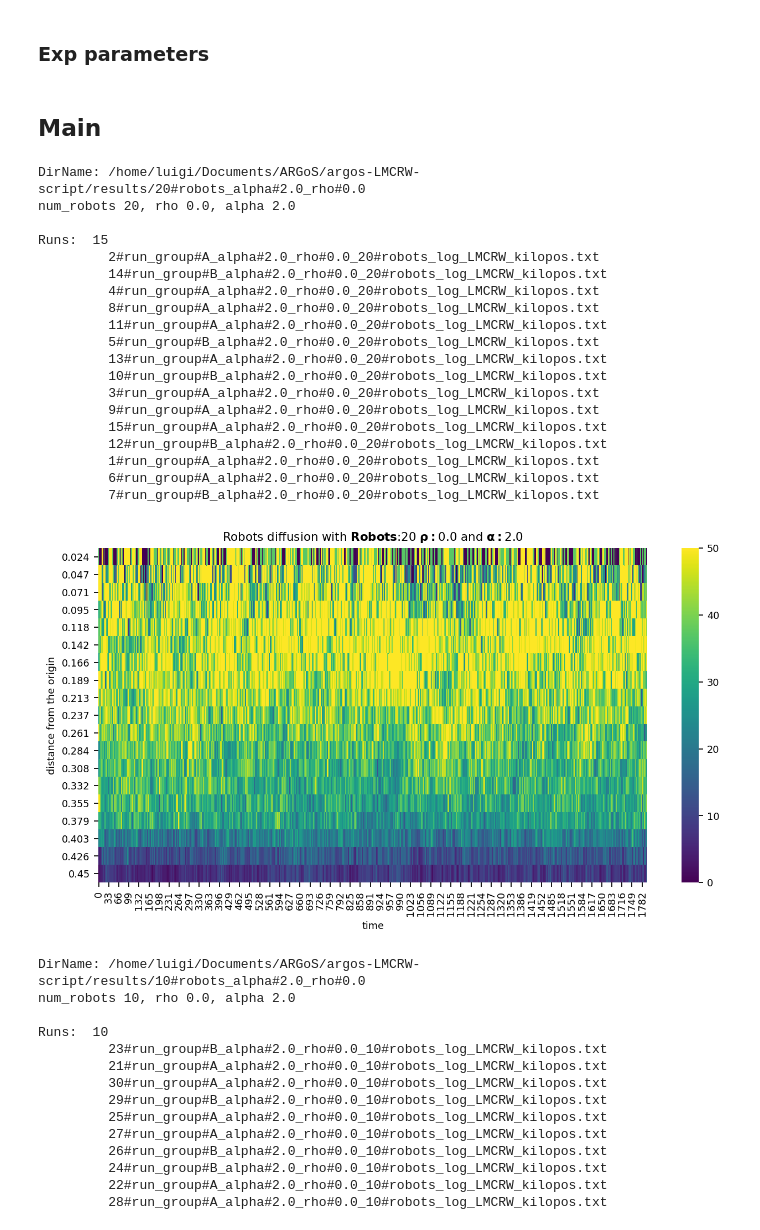
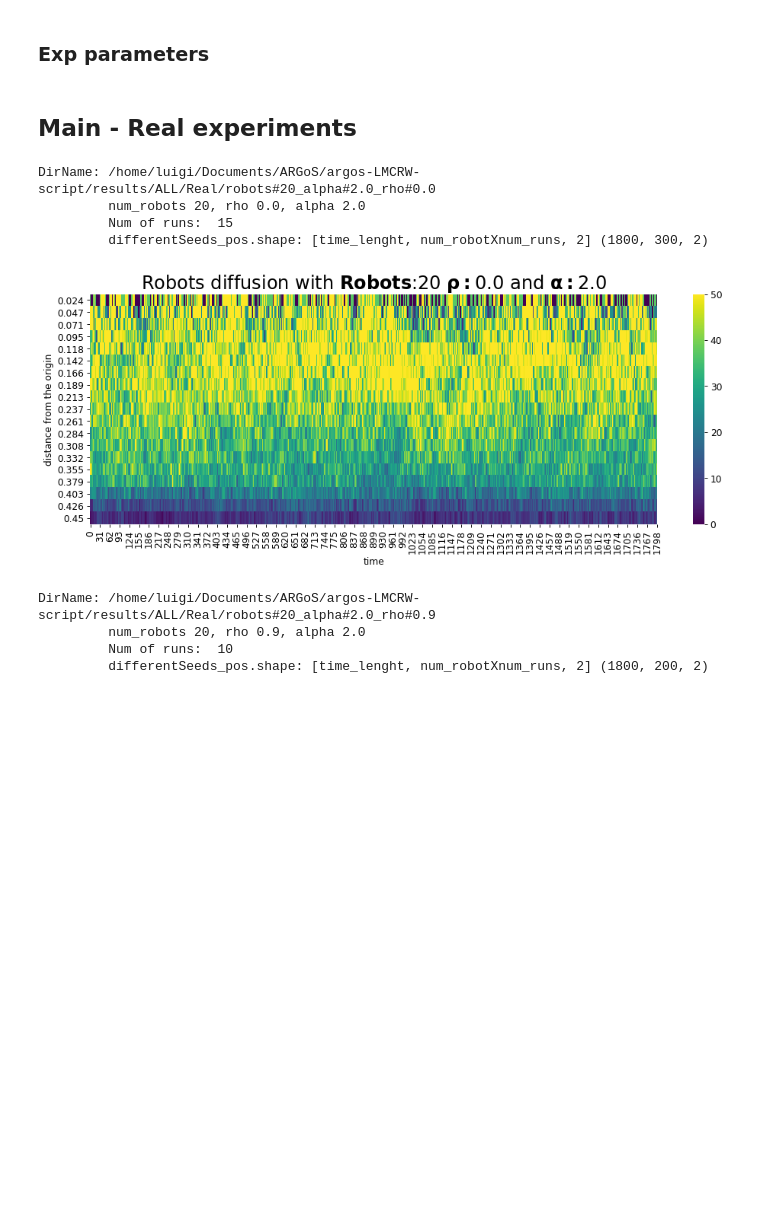
Before and after one commit to luigifeola/argos-LMCRW-script, a Jupyter notebook: position_distribution.ipynb, the cells around one changed output. Saved outputs shown, nothing was run; the diff lists cells and outputs as text; code cells hidden in the pictures; blank space fills up the shorter version.

Commit message:
switching machine, working on position_distribution

```diff
--- a/position_distribution.ipynb
+++ b/position_distribution.ipynb
@@ -102,7 +152,17 @@ def generate_kiloPOS_label(n_rob):
+# %%
+main_folder = os.getcwd() #attenzione pycharm scprits not in the same dir
+
+simpleExperiment_folder = 'results/ALL/Simulated/simple_experiment_100_runs'
+biasExperiment_folder = 'results/ALL/Simulated/bias_experiment_100_runs'
+randomAngle_folder = 'results/ALL/Simulated/random_angle_100_runs'
+bouncingAngle_folder = 'results/ALL/Simulated/bouncing_angle_100_runs'
+
+real_folder = 'results/ALL/Real'
+# simulated_folder = 'results/ALL/Simulated'
 # %% [markdown]
-## Main
+## Main - Real experiments
 # %%
-for dirName, subdirList, fileList in os.walk(os.path.join(CWD,'results')):
+for dirName, subdirList, fileList in os.walk(os.path.join(main_folder,real_folder)):
 
     num_robots = "-1"
     rho = -1.0
@@ -111,8 +171,8 @@ for dirName, subdirList, fileList in os.walk(os.path.join(CWD,'results')):
 #     print(colored("DirName:", 'blue'),dirName)
 #     print(elements)
     for e in elements:
-        if e.endswith("robots"):
-            num_robots = e.split("#")[0]
+        if e.startswith("robots"):
+            num_robots = e.split("#")[-1]
 
         if (e.startswith("rho")):
             if check_float(e.split("#")[-1]): rho = float(e.split("#")[-1])
@@ -123,80 +183,53 @@ for dirName, subdirList, fileList in os.walk(os.path.join(CWD,'results')):
         continue
 
     print(colored("DirName:", 'blue'),dirName)
-    print('num_robots {}, rho {}, alpha {}'.format(num_robots, rho, alpha), end='\n\n')
+    print('\t num_robots {}, rho {}, alpha {}'.format(num_robots, rho, alpha))
 
     runs = len([f for f in fileList if
                     (os.path.isfile(os.path.join(dirName, f)) and f.endswith('kilopos.txt'))])
-    print('Runs: ', runs)
+    print('\t Num of runs: ', runs)
 
     rho_str = str(rho)
     alpha_str = str(alpha)
 
 
     differentSeeds_pos = np.array([])
 
     for filename in fileList:
         if filename.endswith('kilopos.txt'):
-            print('\t', filename)
+#             print(colored("filename:", 'blue'),filename)
             if not os.path.getsize(os.path.join(dirName, filename)) > 0:
                 print("Error, empty file at:" + os.path.join(fileList, filename))
                 continue
             df_single = pd.read_csv(os.path.join(dirName, filename), sep="\t", header=None)
             kiloLOG_label = generate_kiloLOG_label(int(num_robots))
             df_single.columns = kiloLOG_label
 #             df_single = df_single[df_single['time'] < experiment_length+1]
             kiloPOS_label = generate_kiloPOS_label(int(num_robots))
 
 #             '''*****************************************************************************************************'''
 #             #così è diviso in ordine del tempo
             np_position = df_single[kiloPOS_label].to_numpy()[:experiment_length]
             np_position[:,::2] = x_transform(np_position[:,::2])
             np_position[:,1::2] = y_transform(np_position[:,1::2])
             np_position = np_position.reshape(np_position.shape[0], int(num_robots), -1)
-            np_position = np_position[:experiment_length+1]
+#             np_position = np_position[:experiment_length+1]
 
             differentSeeds_pos = np.column_stack([differentSeeds_pos, np_position]) if differentSeeds_pos.size else np_position
 
+    print('\t differentSeeds_pos.shape: [time_lenght, num_robotXnum_runs, 2]', differentSeeds_pos.shape)
     x_pos = differentSeeds_pos[:,:,0]
     y_pos = differentSeeds_pos[:,:,1]
-#     print('np.sqrt(x_pos ** 2 + y_pos ** 2).shape', np.sqrt(x_pos ** 2 + y_pos ** 2).shape)
     distances = np.sqrt(x_pos ** 2 + y_pos ** 2)
     occurrences = get_occurrences(distances, bin_edges, runs)
-    time_plot_histogram(occurrences.T, bin_edges[1:], alpha_str, rho_str, num_robots, os.path.join(CWD, 'Plots'))
-
-#     break
+    time_plot_histogram(occurrences.T, bin_edges[1:], alpha_str, rho_str, num_robots, os.path.join(main_folder, 'Plots'))
 # %% [output]
-DirName: /home/luigi/Documents/ARGoS/argos-LMCRW-script/results/20#robots_alpha#2.0_rho#0.0
-num_robots 20, rho 0.0, alpha 2.0
-
-Runs:  15
-         2#run_group#A_alpha#2.0_rho#0.0_20#robots_log_LMCRW_kilopos.txt
-         14#run_group#B_alpha#2.0_rho#0.0_20#robots_log_LMCRW_kilopos.txt
-         4#run_group#A_alpha#2.0_rho#0.0_20#robots_log_LMCRW_kilopos.txt
-         8#run_group#A_alpha#2.0_rho#0.0_20#robots_log_LMCRW_kilopos.txt
-         11#run_group#A_alpha#2.0_rho#0.0_20#robots_log_LMCRW_kilopos.txt
-         5#run_group#B_alpha#2.0_rho#0.0_20#robots_log_LMCRW_kilopos.txt
-         13#run_group#A_alpha#2.0_rho#0.0_20#robots_log_LMCRW_kilopos.txt
-         10#run_group#B_alpha#2.0_rho#0.0_20#robots_log_LMCRW_kilopos.txt
-         3#run_group#A_alpha#2.0_rho#0.0_20#robots_log_LMCRW_kilopos.txt
-         9#run_group#A_alpha#2.0_rho#0.0_20#robots_log_LMCRW_kilopos.txt
-         15#run_group#A_alpha#2.0_rho#0.0_20#robots_log_LMCRW_kilopos.txt
-         12#run_group#B_alpha#2.0_rho#0.0_20#robots_log_LMCRW_kilopos.txt
-         1#run_group#A_alpha#2.0_rho#0.0_20#robots_log_LMCRW_kilopos.txt
-         6#run_group#A_alpha#2.0_rho#0.0_20#robots_log_LMCRW_kilopos.txt
-         7#run_group#B_alpha#2.0_rho#0.0_20#robots_log_LMCRW_kilopos.txt
+DirName: /home/luigi/Documents/ARGoS/argos-LMCRW-script/results/ALL/Real/robots#20_alpha#2.0_rho#0.0
+         num_robots 20, rho 0.0, alpha 2.0
+         Num of runs:  15
+         differentSeeds_pos.shape: [time_lenght, num_robotXnum_runs, 2] (1800, 300, 2)
-[figure, old version]
+[figure, new version]
-DirName: /home/luigi/Documents/ARGoS/argos-LMCRW-script/results/10#robots_alpha#2.0_rho#0.0
-num_robots 10, rho 0.0, alpha 2.0
-
-Runs:  10
-         23#run_group#B_alpha#2.0_rho#0.0_10#robots_log_LMCRW_kilopos.txt
-         21#run_group#A_alpha#2.0_rho#0.0_10#robots_log_LMCRW_kilopos.txt
-         30#run_group#A_alpha#2.0_rho#0.0_10#robots_log_LMCRW_kilopos.txt
-         29#run_group#B_alpha#2.0_rho#0.0_10#robots_log_LMCRW_kilopos.txt
-         25#run_group#A_alpha#2.0_rho#0.0_10#robots_log_LMCRW_kilopos.txt
-         27#run_group#A_alpha#2.0_rho#0.0_10#robots_log_LMCRW_kilopos.txt
-         26#run_group#B_alpha#2.0_rho#0.0_10#robots_log_LMCRW_kilopos.txt
-         24#run_group#B_alpha#2.0_rho#0.0_10#robots_log_LMCRW_kilopos.txt
-         22#run_group#A_alpha#2.0_rho#0.0_10#robots_log_LMCRW_kilopos.txt
-         28#run_group#A_alpha#2.0_rho#0.0_10#robots_log_LMCRW_kilopos.txt
+DirName: /home/luigi/Documents/ARGoS/argos-LMCRW-script/results/ALL/Real/robots#20_alpha#2.0_rho#0.9
+         num_robots 20, rho 0.9, alpha 2.0
+         Num of runs:  10
+         differentSeeds_pos.shape: [time_lenght, num_robotXnum_runs, 2] (1800, 200, 2)
```
Also changed, not shown: parts of 21 cells of this notebook, 2 other files.
